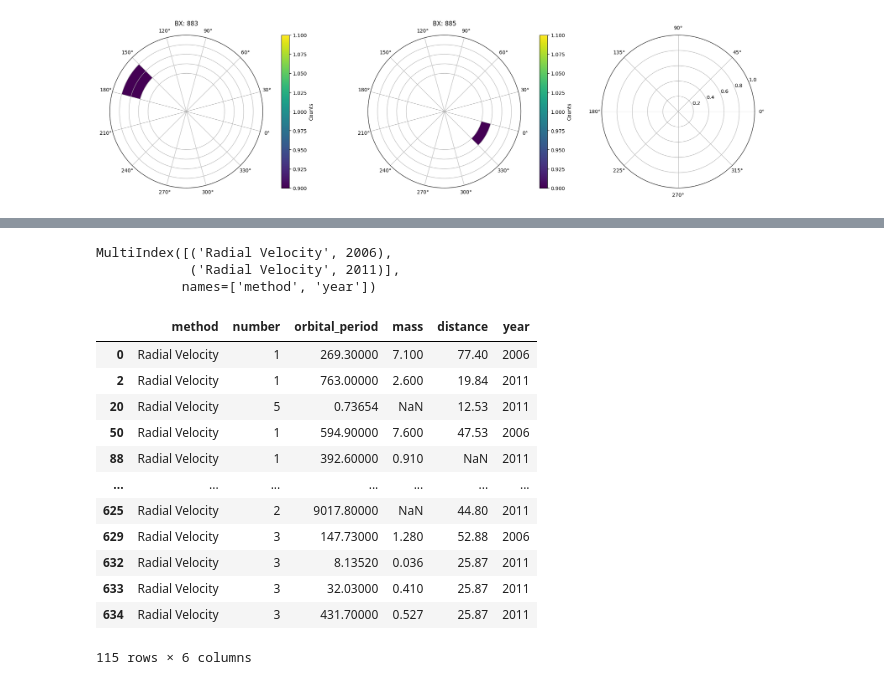
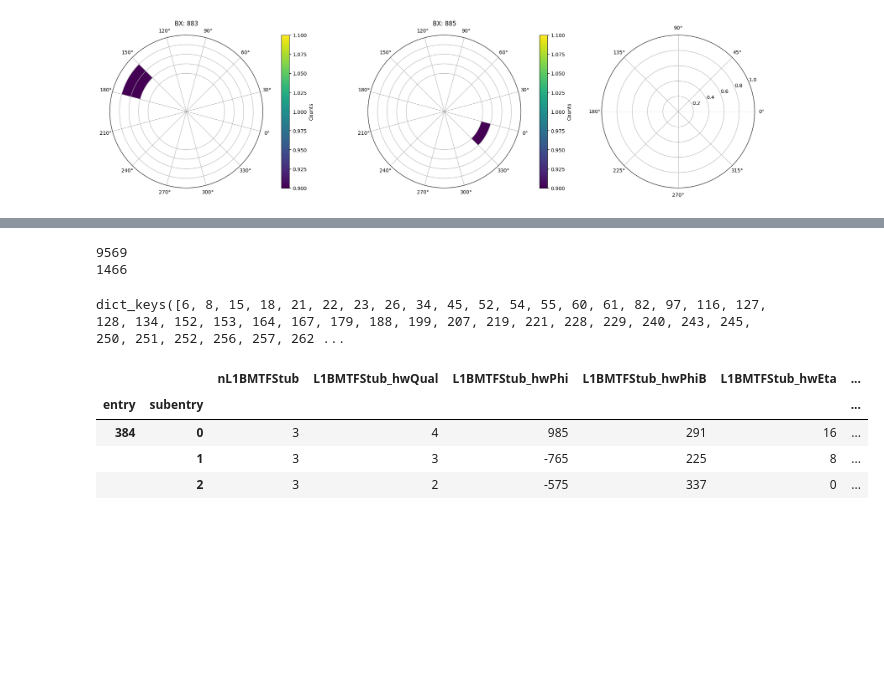
Before and after one commit to GiovanniZago/bxad-test, a Jupyter notebook: sequences_inspector.ipynb, the cells around one changed output, grey strips where cells are left out. Drawn from its saved outputs; the diff is of its cells as text; code cells hidden in the pictures; blank space fills up the shorter version.

```diff
--- a/sequences_inspector.ipynb
+++ b/sequences_inspector.ipynb
@@ -208,10 +190,0 @@ df_example.tail()
-# %%
-pairs = [("Radial Velocity", 2006), ("Radial Velocity", 2011)]          # your allowed couples
-colA, colB = "method", "year"   # the two columns to match
-
-mi = pd.MultiIndex.from_tuples(pairs, names=[colA, colB])
-mi
-# %% [output]
-MultiIndex([('Radial Velocity', 2006),
-            ('Radial Velocity', 2011)],
-           names=['method', 'year'])
@@ -220,16 +191,18 @@ df_out = df_example[df_example.set_index([colA, colB]).index.isin(mi)]
-# %%
-df_out
-# %% [output]
-|  | method | number | orbital_period | mass | distance | year |
-| 0 | Radial Velocity | 1 | 269.30000 | 7.100 | 77.40 | 2006 |
-| 2 | Radial Velocity | 1 | 763.00000 | 2.600 | 19.84 | 2011 |
-| 20 | Radial Velocity | 5 | 0.73654 | NaN | 12.53 | 2011 |
-| 50 | Radial Velocity | 1 | 594.90000 | 7.600 | 47.53 | 2006 |
-| 88 | Radial Velocity | 1 | 392.60000 | 0.910 | NaN | 2011 |
-| ... | ... | ... | ... | ... | ... | ... |
-| 625 | Radial Velocity | 2 | 9017.80000 | NaN | 44.80 | 2011 |
-| 629 | Radial Velocity | 3 | 147.73000 | 1.280 | 52.88 | 2006 |
-| 632 | Radial Velocity | 3 | 8.13520 | 0.036 | 25.87 | 2011 |
-| 633 | Radial Velocity | 3 | 32.03000 | 0.410 | 25.87 | 2011 |
-| 634 | Radial Velocity | 3 | 431.70000 | 0.527 | 25.87 | 2011 |
-115 rows × 6 columns
+# %%
+print(len(same_bx_selection))
+print(len(multi_bx_selection))
+# %% [output]
+9569
+1466
+# %%
+same_bx_selection.keys()
+# %% [output]
+dict_keys([6, 8, 15, 18, 21, 22, 23, 26, 34, 45, 52, 54, 55, 60, 61, 82, 97, 116, 127, 128, 134, 152, 153, 164, 167, 179, 188, 199, 207, 219, 221, 228, 229, 240, 243, 245, 250, 251, 252, 256, 257, 262 ...
+# %%
+same_bx_selection[128]
+# %% [output]
+|  |  | nL1BMTFStub | L1BMTFStub_hwQual | L1BMTFStub_hwPhi | L1BMTFStub_hwPhiB | L1BMTFStub_hwEta | ... |
+| entry | subentry |  |  |  |  |  | ... |
+| 384 | 0 | 3 | 4 | 985 | 291 | 16 | ... |
+|  | 1 | 3 | 3 | -765 | 225 | 8 | ... |
+|  | 2 | 3 | 2 | -575 | 337 | 0 | ... |
```
Also changed, not shown: parts of 9 cells of this notebook.
